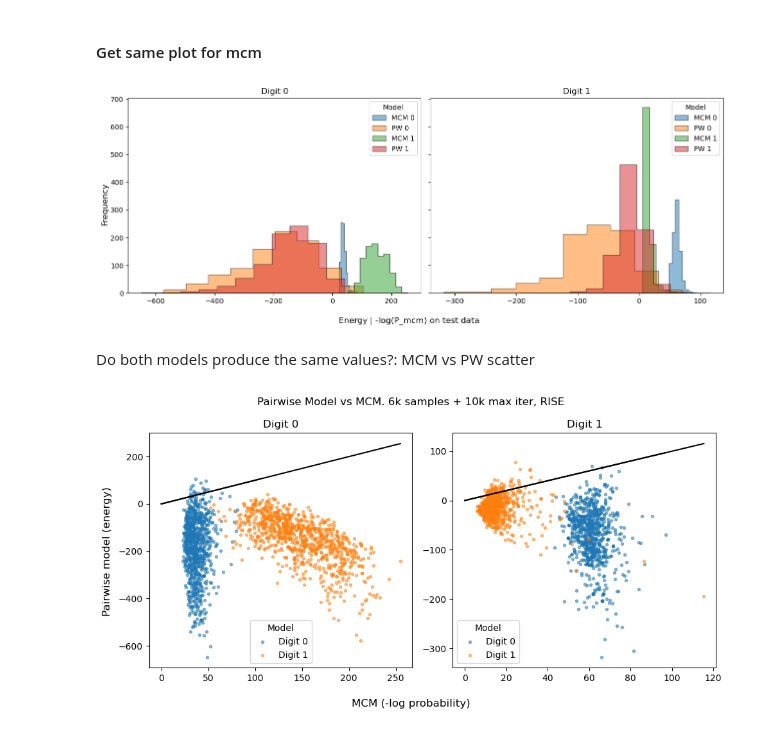
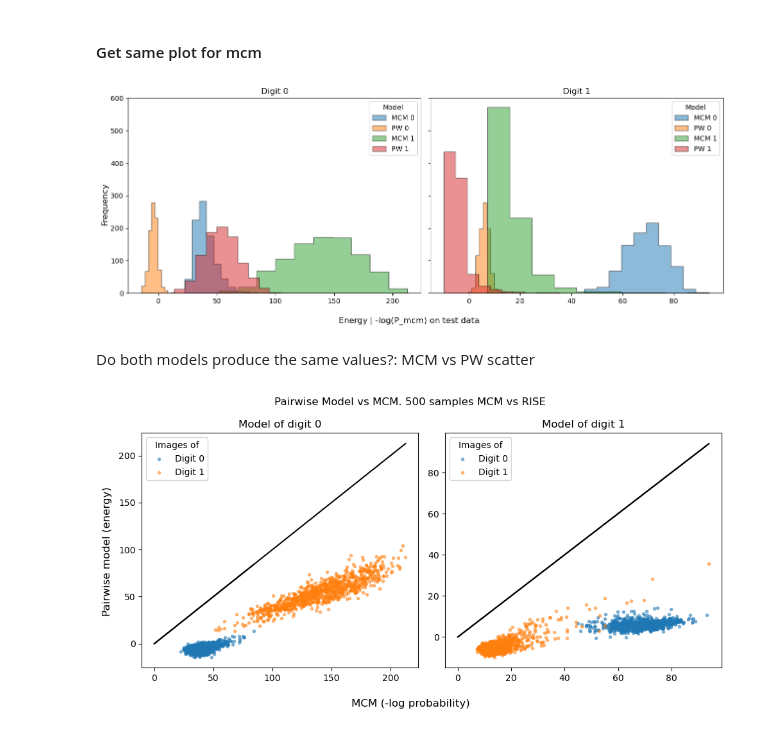
Before and after one commit to PaulHosek/MCM_classifier, a Jupyter notebook: Classifier_1/mcm/paper_plots_pw/mcm_pw_energyhist.ipynb, the cells around one changed output. Drawn from its saved outputs; the diff is of its cells as text; code cells hidden in the pictures.

Commit message:
mcm vs rise plot good. communities bad

```diff
--- a/Classifier_1/mcm/paper_plots_pw/mcm_pw_energyhist.ipynb
+++ b/Classifier_1/mcm/paper_plots_pw/mcm_pw_energyhist.ipynb
@@ -20,7 +20,7 @@ importlib.reload(pwutils)
 # %%
 nspin = 121
 model_digits = [0,1]
-sample_sizes = [4000]
+sample_sizes = [500]
 testdatas = [np.genfromtxt(utils.load_test_data(digit), dtype=int, delimiter=1) for digit in model_digits]
 # %%
 # # pairwise
@@ -40,7 +40,7 @@ outdir = f"../data/OUTPUT/pairwise/OUTPUT_mod_rise/train/{sample_sizes[0]}/1" #f
 
 # outdir = f"../data/OUTPUT/pairwise/OUTPUT_mod_rise/full/6000/10k" #first run
 
-fe = f"_rise.dat"
+fe = f"_rise_julia.dat"
 fname = "train-images-unlabeled-{}"
 
 pw_mods = [pwutils.get_pw_mod(i,nspin,outdir, fileend=fe, fname=fname) for i in model_digits] # both models were stopped after 100 iterations of the ACE algorithm, 4k samples
@@ -89,35 +89,35 @@ fig.supylabel("Frequency")
 fig.tight_layout()
 plt.show()
 # %% [output]
-[figure, old version]
+[figure, new version]
 # %% [markdown]
 Do both models produce the same values?: MCM vs PW scatter
 # %%
 # lets scatter all points of both categories. Make them different colors based on point and x = MCM y = PW
 
 ### Now we combine the two
 
 
 
 model_digits = [0,1]
 
 fig, axs = plt.subplots(1,2,figsize=((10,5)))
 
 for i_dig, testdig in enumerate(testdatas):
     ax = axs[i_dig]
     see_dig = model_digits[i_dig]
     for i_md, mod in enumerate(all_byk_pair):
 
         ax.scatter(mcm_distr[i_md,i_dig,:]*-1,pairwise_distrs[i_md,i_dig],label=f"Digit {i_md}",alpha=.5,marker=".")
         lm =  np.max([np.max(arr) for arr in (mcm_distr[i_md,i_dig,:]*-1,pairwise_distrs[i_md,i_dig])])
         ax.plot((0,lm),(0,lm),color="black")
         # ax.set(adjustable='box', aspect='equal')
 
-    ax.set_title(f"Digit {see_dig}")
-    ax.legend(title="Model")
+    ax.set_title(f"Model of digit {see_dig}")
+    ax.legend(title="Images of")
 fig.supxlabel("MCM (-log probability)")
 fig.supylabel("Pairwise model (energy)")
-fig.suptitle("Pairwise Model vs MCM. 6k samples + 10k max iter, RISE")
+fig.suptitle("Pairwise Model vs MCM. 500 samples MCM vs RISE")
 fig.tight_layout()
 # %% [output]
-[figure, old version]
+[figure, new version]
```
Also changed, not shown: 49 other files.
